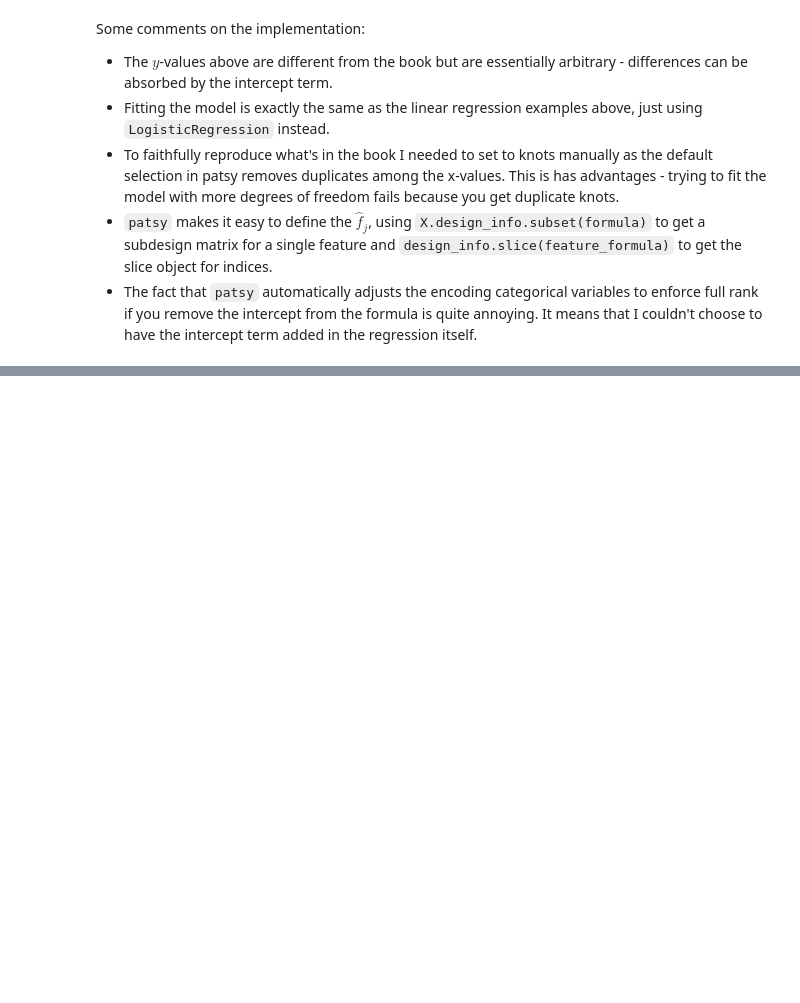
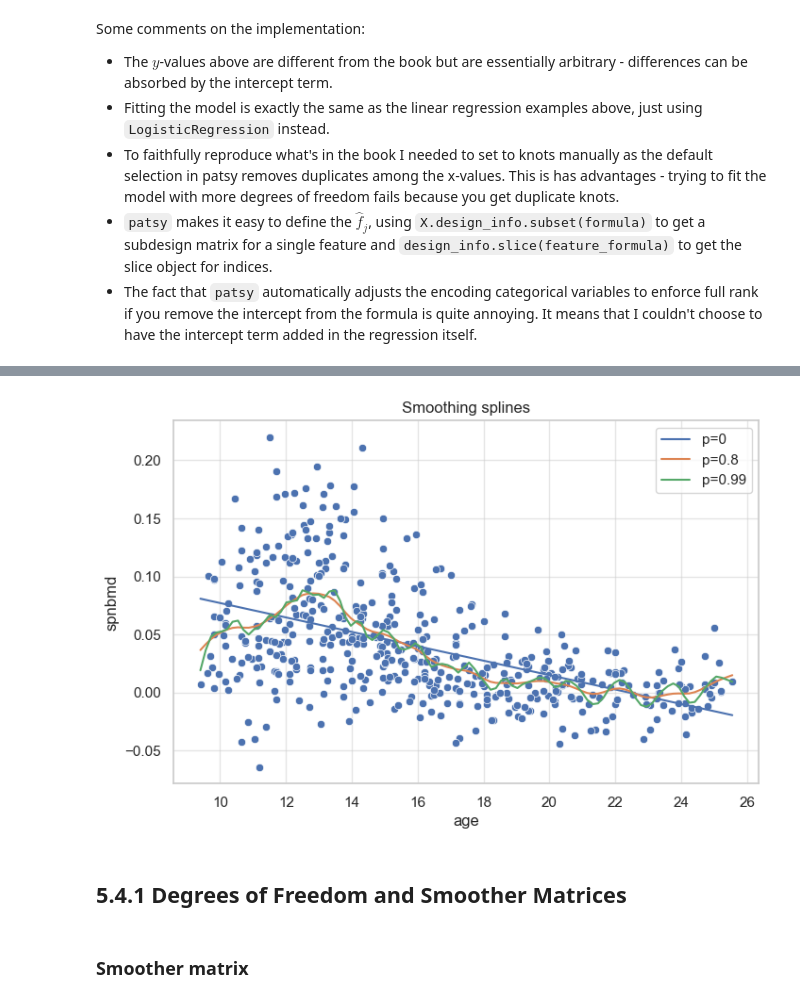
Before and after one commit to chris-leonard/elements-of-statistical-learning, a Jupyter notebook: chapter-8/splines.ipynb, the cells around one changed output, grey strips where cells are left out. Cells and saved outputs as stored; diff of their text form; code cells hidden in the pictures; blank space fills up the shorter version.

```diff
--- a/chapter-8/splines.ipynb
+++ b/chapter-8/splines.ipynb
@@ -481,0 +554,26 @@ Some comments on the implementation:
+# %%
+# def deduplicate_x_values(x, y):
+#     """Deduplicate x values and average corresponding y values with weights w."""
+#     df = pd.DataFrame({"x": x, "y": y, "w": 1})
+#     df = df.groupby("x", set_index=False).agg({"y": "mean", "w": "sum"})
+#     return df.index.values, df.y.values, df.w.values
+
+def deduplicate_x_values(x, y):
+    """Deduplicate x values and average corresponding y values with weights w."""
+    df = pd.DataFrame(
+        index=x,
+        data=np.array(y).T
+    )
+    means = df.groupby(level=0).mean()
+    sizes = df.groupby(level=0).size()
+
+    # if y is 1d we want to return a 1d output
+    if means.shape[1] == 1:
+        means = means.squeeze()
+
+    return means.index.values, means.values, sizes.values
+
+
+def smoothing_spline(xdata, ydata, xidata, smooth, **kwargs):
+    x, y, w = deduplicate_x_values(xdata, ydata)
+    return csaps(x, y, xidata, smooth=smooth, weights=w,**kwargs)
@@ -481,0 +582,4 @@ Some comments on the implementation:
+# %%
+# Load the bone data - this has duplicate x-values
+bone_data = pd.read_csv('../data/bone.data', sep='\s+')
+bone_data.head()
@@ -481,0 +593,20 @@ Some comments on the implementation:
+# %%
+p_vals = [0, 0.8, 0.99]
+
+fig, ax = plt.subplots(figsize=(8, 5))
+
+sns.scatterplot(bone_data, x="age", y="spnbmd",ax=ax)
+
+x_vals = np.linspace(bone_data.age.min(), bone_data.age.max(), 100)
+for p in p_vals:
+    y_vals = smoothing_spline(bone_data.age, bone_data.spnbmd, x_vals, smooth=p)
+    ax.plot(x_vals, y_vals, label=f"p={p}")
+
+ax.set(title="Smoothing splines")
+ax.legend();
+# %% [output]
+[figure, added]
+# %% [markdown]
+## 5.4.1 Degrees of Freedom and Smoother Matrices
+# %% [markdown]
+### Smoother matrix
```
Also changed, not shown: parts of 43 cells of this notebook, 2 other files.
